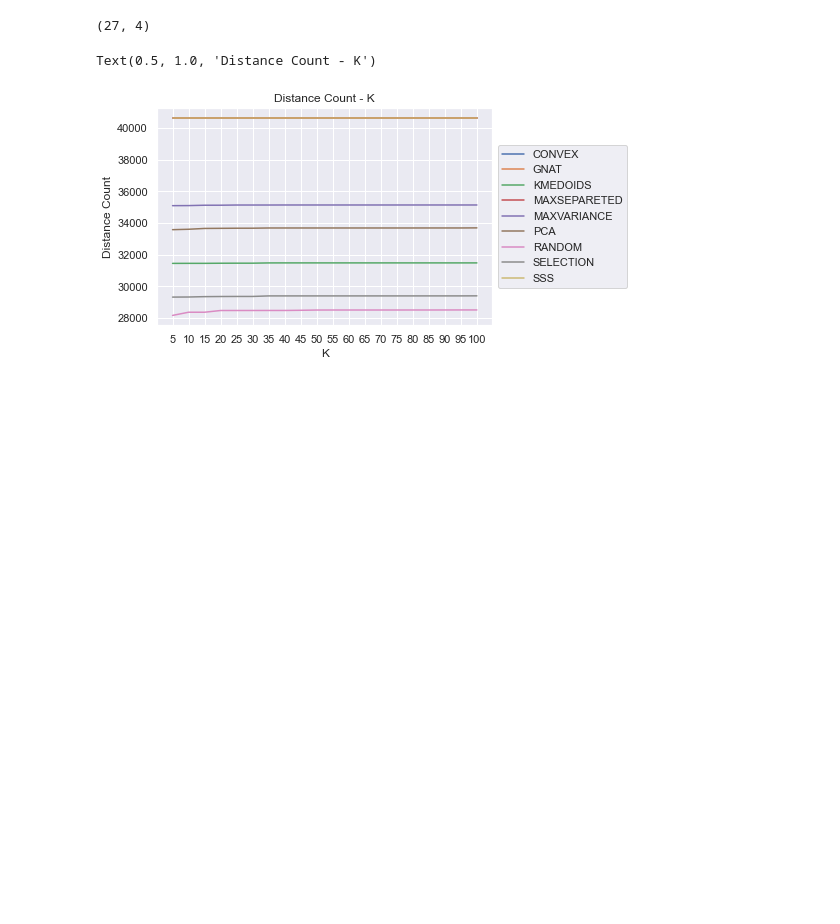
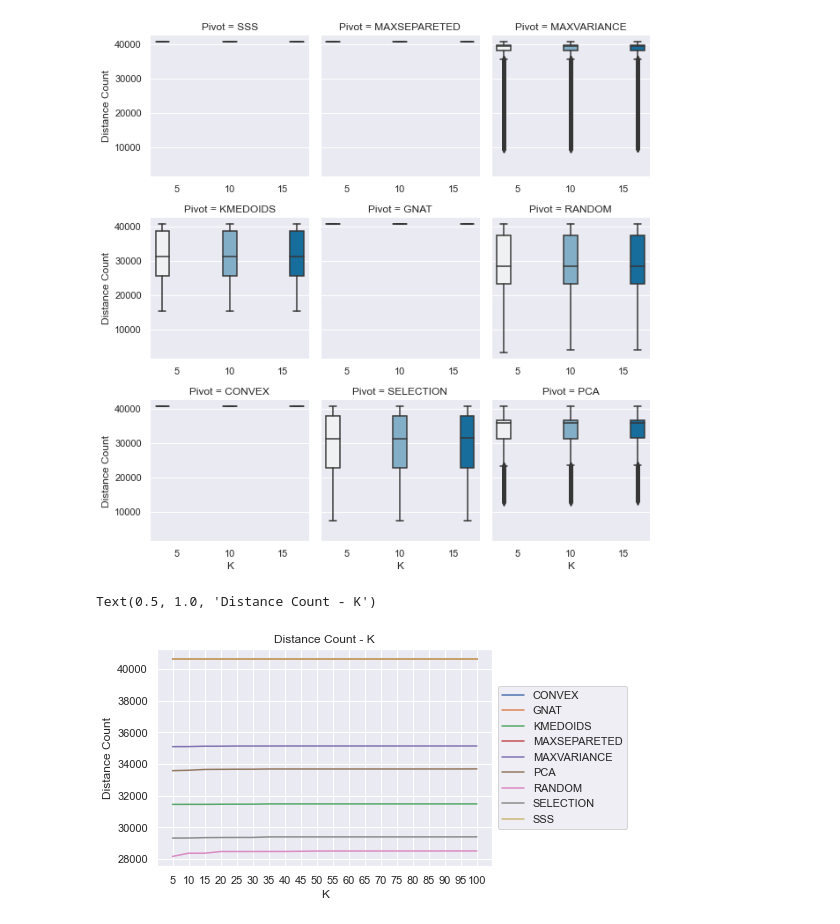
Before and after one commit to JoaoVitorLeite/gervLib, a Jupyter notebook: Project/python/Plot.ipynb, the cells around one changed output. Cells and saved outputs as stored; diff of their text form; code cells hidden in the pictures; blank space fills up the shorter version.

```diff
--- a/Project/python/Plot.ipynb
+++ b/Project/python/Plot.ipynb
@@ -50,4 +8,0 @@ df_omnikdtree = readResults("../results/omnikdtree/")
-# %%
-df_omnikdtree.query("5 <= K <= 15").shape
-# %% [output]
-(27, 4)
@@ -54,3 +58,16 @@ df_omnikdtree.query("5 <= K <= 15").shape
+# %%
+dt = readResults("../results/omnikdtree/", False).query("5 <= K <= 15")
+sns.set_theme()
+sns.set_palette("colorblind")
+g = sns.FacetGrid(data=dt, col="Pivot", col_wrap=3)
+g.map_dataframe(sns.boxplot, x="K", y="Distance Count", hue="K")
+
+for ax in g.axes.flatten():
+    ax.tick_params(labelbottom=True)
+
+g.fig.tight_layout()
+# %% [output]
+[figure, added]
 # %%
 #Line plot
 sns.set_theme()
```
Also changed, not shown: parts of 4 cells of this notebook, 6 other files.
